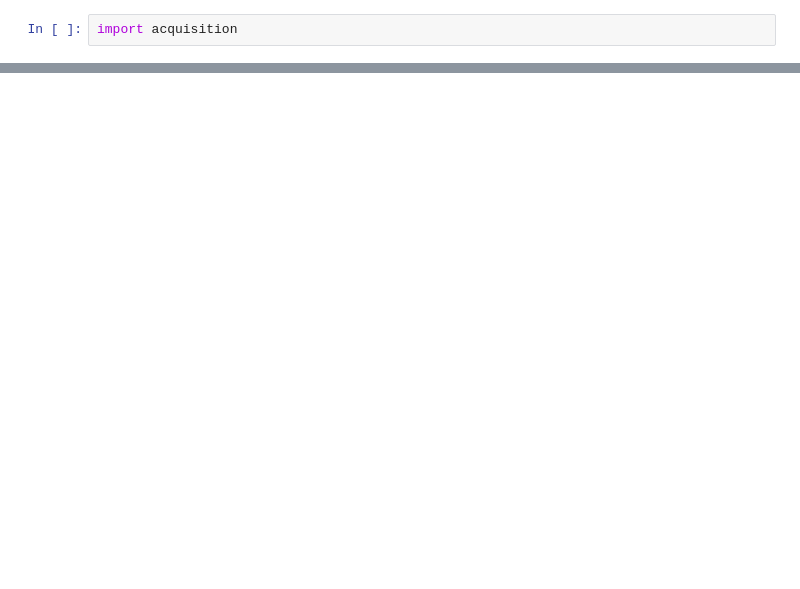
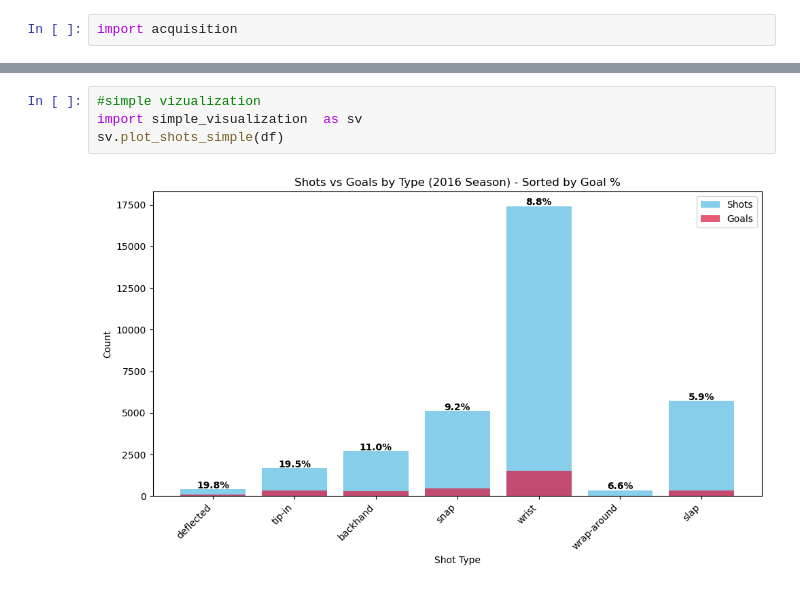
Before and after one commit to d1amondb0t/ift-6758-m1, a Jupyter notebook: ift6758/data/acquisition.ipynb, the cells around one changed output, grey strips where cells are left out. Drawn from its saved outputs; the diff is of its cells as text; blank space fills up the shorter version.

Commit message:
simple visualizations

```diff
--- a/ift6758/data/acquisition.ipynb
+++ b/ift6758/data/acquisition.ipynb
@@ -17,0 +20,6 @@ df.head()
+# %%
+#simple vizualization
+import simple_visualization  as sv
+sv.plot_shots_simple(df)
+# %% [output]
+[figure, added]
```
Also changed, not shown: parts of 4 cells of this notebook, 1 other file.
